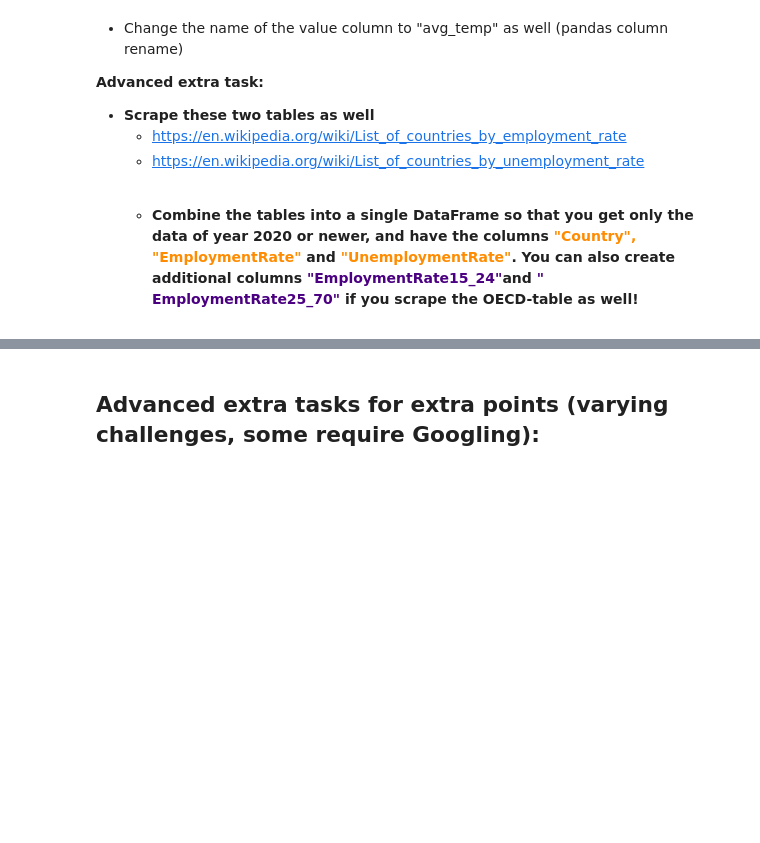
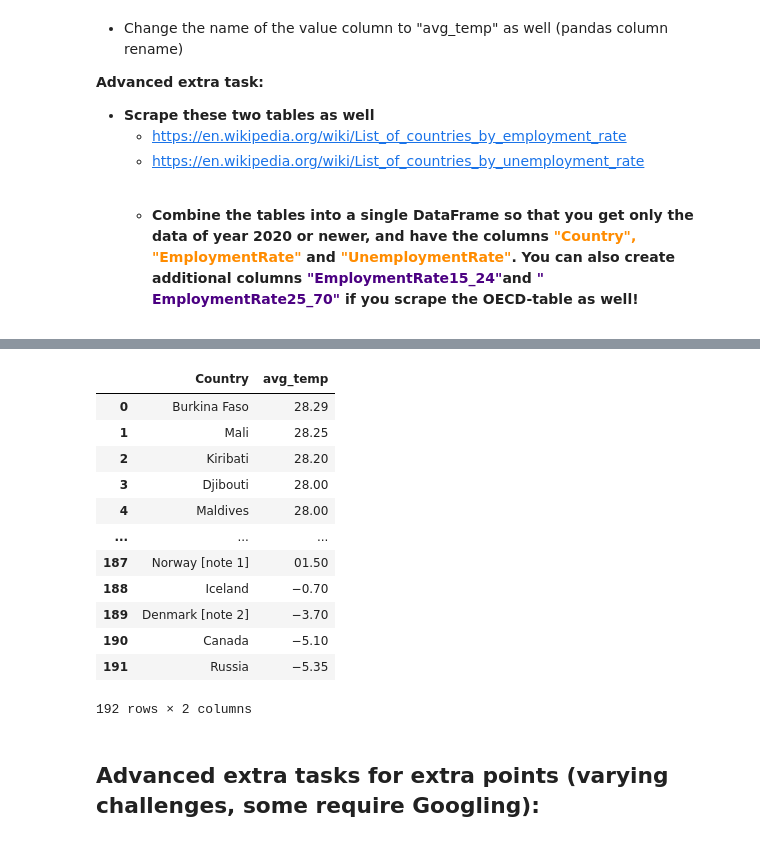
Before and after one commit to Zeek-eth/Data-Analytics-Basics, a Jupyter notebook: DataAnalyticsExerciseSet5.ipynb, the cells around one changed output, grey strips where cells are left out. Saved outputs shown, nothing was run; the diff lists cells and outputs as text; code cells hidden in the pictures; blank space fills up the shorter version.

```diff
--- a/DataAnalyticsExerciseSet5.ipynb
+++ b/DataAnalyticsExerciseSet5.ipynb
@@ -219,6 +223,27 @@ Clockwise from top: the Rovaniemi Church, the Rovaniemi Airport, the Santa Claus
 </ul>
 # %% [markdown]
 <img src="http://srv.plab.fi/~tuomasv/data_analytics_2023_images/exercise_set_5/ex55stocks.jpg" width="600" />
+# %%
+url = "https://en.wikipedia.org/wiki/List_of_countries_by_average_yearly_temperature"
+
+data = pd.read_html(url)
+temp = data[0]
+temp.rename(columns ={temp.columns[1]: 'avg_temp'}, inplace=True)
+temp
+# %% [output]
+|  | Country | avg_temp |
+| 0 | Burkina Faso | 28.29 |
+| 1 | Mali | 28.25 |
+| 2 | Kiribati | 28.20 |
+| 3 | Djibouti | 28.00 |
+| 4 | Maldives | 28.00 |
+| ... | ... | ... |
+| 187 | Norway [note 1] | 01.50 |
+| 188 | Iceland | −0.70 |
+| 189 | Denmark [note 2] | −3.70 |
+| 190 | Canada | −5.10 |
+| 191 | Russia | −5.35 |
+192 rows × 2 columns
 # %% [markdown]
 
 <h2><b>Advanced extra tasks for extra points (varying challenges, some require Googling):</b></h2>
```
Also changed, not shown: parts of 7 cells of this notebook.
